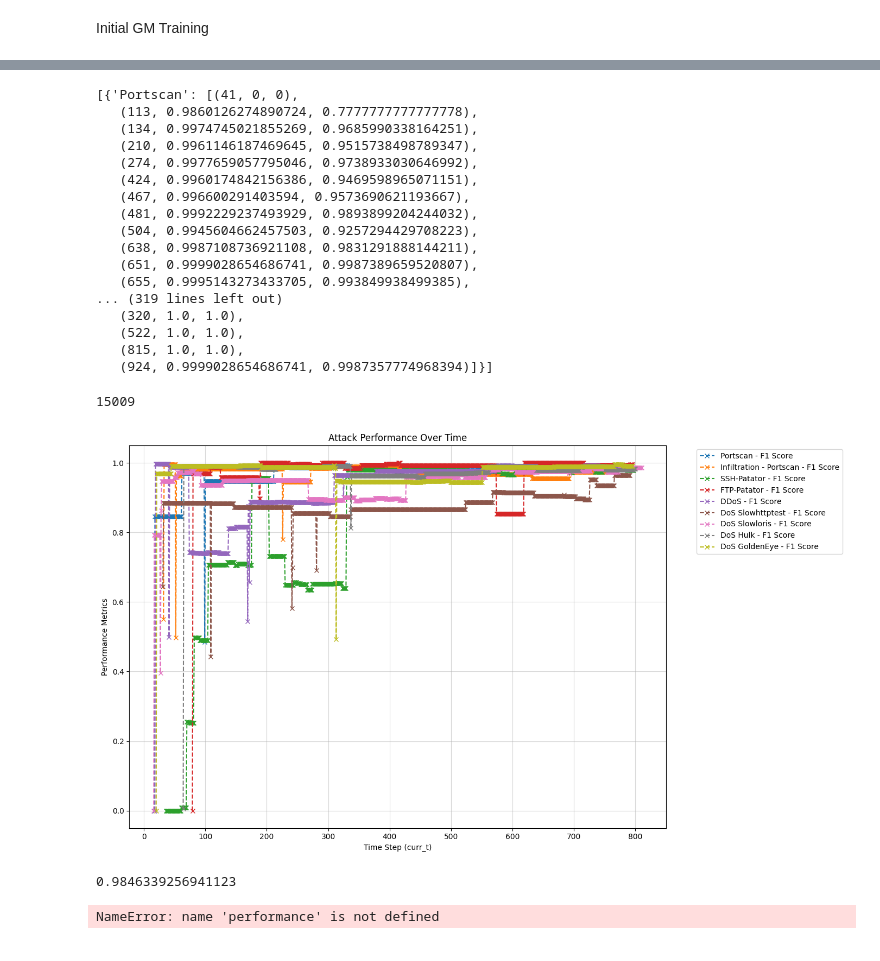
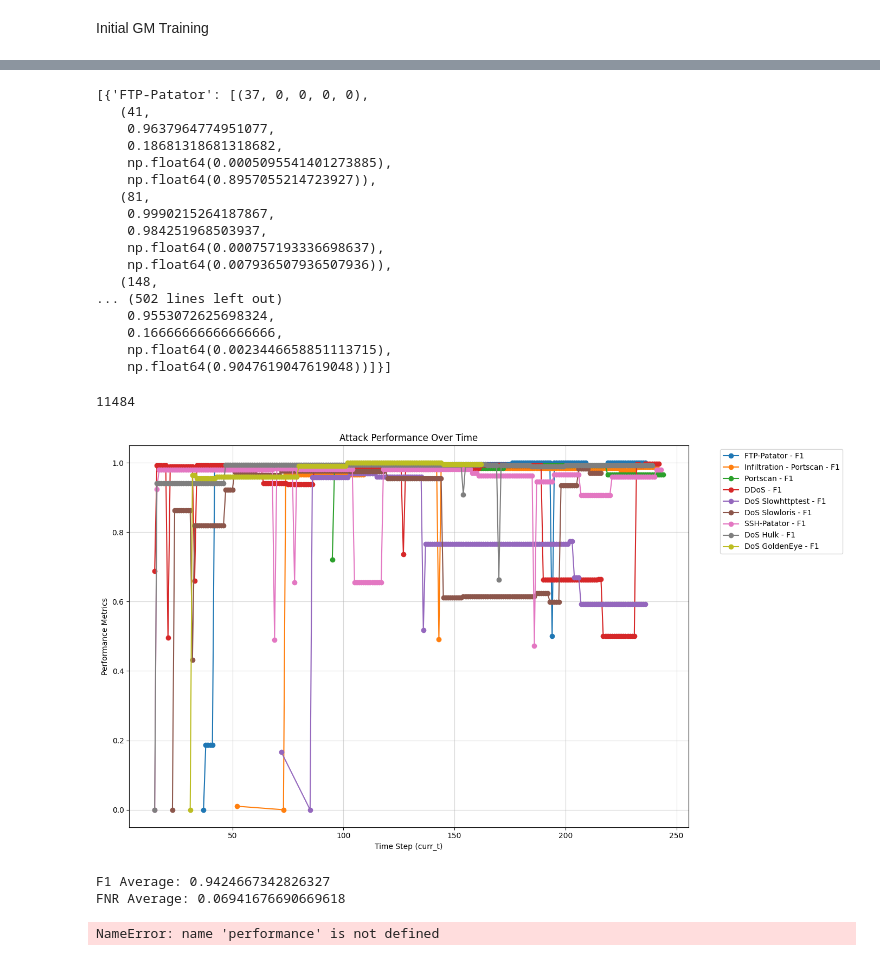
Before and after one commit to VincentSheh/NA_Model_Evaluation, a Jupyter notebook: atk_locality_prenet.ipynb, the cells around one changed output, grey strips where cells are left out. Saved outputs shown, nothing was run; the diff lists cells and outputs as text; code cells hidden in the pictures.

```diff
--- a/atk_locality_prenet.ipynb
+++ b/atk_locality_prenet.ipynb
@@ -444,8 +444,8 @@ def define_edge_area(num_edge_area, gm=None, random_state=42, supervision = 1.0,
         # Get the indices of the two smallest distances, excluding itself
         closest_indices = np.argsort(distances)[1:3]  # Skip the first (distance to itself)
         if gm is not None:
-            # edge_area.model.knowledge_pool = [area_list[i] for i in closest_indices] #?Cluster KS
-            edge_area.model.knowledge_pool = [] #? No KS
+            edge_area.model.knowledge_pool = [area_list[i] for i in closest_indices] #?Cluster KS
+            # edge_area.model.knowledge_pool = [] #? No KS
             #* Global Knowledge Sharing
             if global_sharing:
                 # local_model = Local_Model(gm)
@@ -844,24 +836,24 @@ data_list = []
 for i, edge_area in enumerate(edge_area_list):
     data_list.append(edge_area.seen_attack_acc)
 data_list
-with open("temp_write_file.txt", "w") as f:
+with open("output/knowledge_sharing/fpr_fnr_cks.txt", "w") as f:
     f.write(repr(data_list))
 # %% [output]
-[{'Portscan': [(41, 0, 0),
-   (113, 0.9860126274890724, 0.7777777777777778),
-   (134, 0.9974745021855269, 0.9685990338164251),
-   (210, 0.9961146187469645, 0.9515738498789347),
-   (274, 0.9977659057795046, 0.9738933030646992),
-   (424, 0.9960174842156386, 0.9469598965071151),
-   (467, 0.996600291403594, 0.9573690621193667),
-   (481, 0.9992229237493929, 0.9893899204244032),
-   (504, 0.9945604662457503, 0.9257294429708223),
-   (638, 0.9987108736921108, 0.9831291888144211),
-   (651, 0.9999028654686741, 0.9987389659520807),
-   (655, 0.9995143273433705, 0.993849938499385),
-... (319 lines left out)
-   (320, 1.0, 1.0),
-   (522, 1.0, 1.0),
-   (815, 1.0, 1.0),
-   (924, 0.9999028654686741, 0.9987357774968394)]}]
+[{'FTP-Patator': [(37, 0, 0, 0, 0),
+   (41,
+    0.9637964774951077,
+    0.18681318681318682,
+    np.float64(0.0005095541401273885),
+    np.float64(0.8957055214723927)),
+   (81,
+    0.9990215264187867,
+    0.984251968503937,
+    np.float64(0.000757193336698637),
+    np.float64(0.007936507936507936)),
+   (148,
+... (502 lines left out)
+    0.9553072625698324,
+    0.16666666666666666,
+    np.float64(0.0023446658851113715),
+    np.float64(0.9047619047619048))]}]
-15009
+11484
@@ -883,7 +1392,7 @@ for attack, data in attack_aggregates.items():
         pass
     data = attack_aggregates[attack]
     # Step 1: Define the range for curr_t
-    all_t_values = [t for sublist in data for t, _, _ in sublist]
+    all_t_values = [t for sublist in data for t, _, _, _, _ in sublist]
     all_t_values.sort()
     min_t, max_t = min(all_t_values), max(all_t_values)
 
@@ -906,8 +1415,10 @@ for attack, data in attack_aggregates.items():
             # Average the selected accuracy and F1 scores
             avg_acc = np.mean([item[1] for item in selected_values])
             avg_f1 = np.mean([item[2] for item in selected_values])
+            avg_fpr = np.mean([item[3] for item in selected_values])
+            avg_fnr = np.mean([item[4] for item in selected_values])
             num_of_area = len(selected_values)
-            averaged_results.append((curr_t, avg_acc, avg_f1, num_of_area))
+            averaged_results.append((curr_t, avg_acc, avg_f1, avg_fpr, avg_fnr))
 
     attack_avg_perfo[attack] = averaged_results
 
@@ -915,39 +1426,45 @@ for attack, data in attack_aggregates.items():
 def plot_attack_performance(attack_avg_perfo):
     plt.figure(figsize=(14, 8))
     final_avg_f1 = []
+    final_avg_fnr = []
     # Iterate through each attack
     for attack, performance in attack_avg_perfo.items():
         # plt.figure(figsize=(14, 8))
         # Extract data for plotting
         times = [item[0] for item in performance]
         # times = [i for i,item in enumerate(performance)]
         avg_accs = [item[1] for item in performance]
         avg_f1s = [item[2] for item in performance]
-        num_areas = [item[3] for item in performance]
+        avg_fpr = [item[3] for item in performance]
+        avg_fnr = [item[4] for item in performance]
         final_avg_f1.append(avg_f1s[-1])
+        final_avg_fnr.append(avg_fnr[-1])
         # Plot accuracy
         # plt.plot(times, avg_accs, marker='o', label=f"{attack} - Accuracy")
+        plt.plot(times, avg_f1s, marker='o', label=f"{attack} - F1")
 
         # Plot F1 score
-        plt.plot(times, avg_f1s, marker='x', linestyle='--', label=f"{attack} - F1 Score")
-        # plt.plot(times, avg_accs, marker='x', linestyle='--', label=f"{attack} - Accuracy")
+        # plt.plot(times, avg_fpr, marker='x', linestyle='--', label=f"{attack} - FPR")
+        # plt.plot(times, avg_fnr, marker='x', linestyle='--', label=f"{attack} - FNR")
 
     # Customize plot
     plt.xlabel("Time Step (curr_t)")
     plt.ylabel("Performance Metrics")
     plt.title("Attack Performance Over Time")
     plt.legend(loc="upper left", bbox_to_anchor=(1.05, 1))
     plt.grid(alpha=0.5)
 
     plt.tight_layout()
     plt.show()
-    print(np.mean(final_avg_f1))
+    print("F1 Average:", np.mean(final_avg_f1))
+    print("FNR Average:", np.mean(final_avg_fnr))
 
 # Call the function to plot
 plot_attack_performance(attack_avg_perfo)
 # %% [output]
-[figure, old version]
+[figure, new version]
-0.9846339256941123
+F1 Average: 0.9424667342826327
+FNR Average: 0.06941676690669618
 # %%
 performance
 # %% [output]
```
Also changed, not shown: parts of 7 cells of this notebook, 9 other files.
